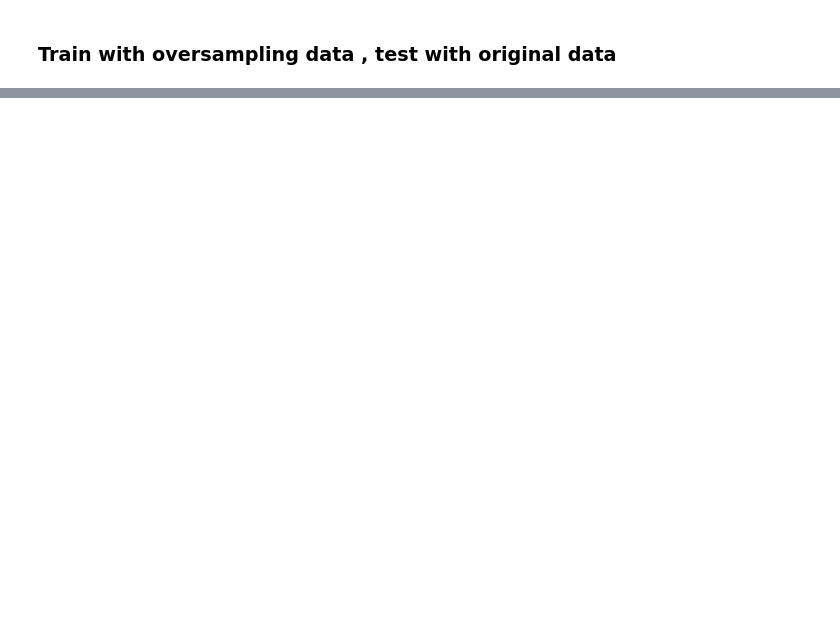
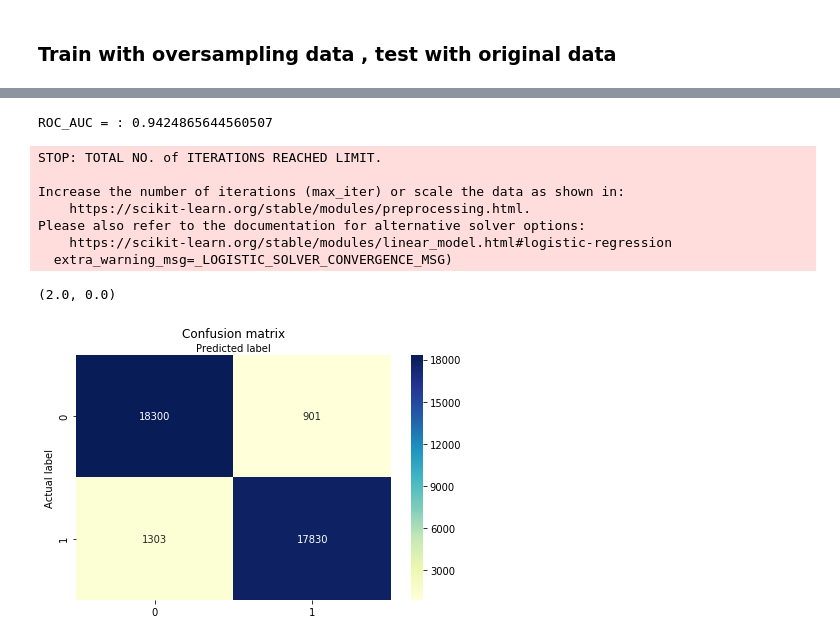
Before and after one commit to HandSam0822/Cathay_BigData-Competition, a Jupyter notebook: Python file/Feature Engineering.ipynb, the cells around one changed output, grey strips where cells are left out. Drawn from its saved outputs; the diff is of its cells as text; code cells hidden in the pictures; blank space fills up the shorter version.

```diff
--- a/Python file/Feature Engineering.ipynb
+++ b/Python file/Feature Engineering.ipynb
@@ -327,0 +390,50 @@ X_resampled_cc.columns = [list(X_test.columns)]
+# %%
+from imblearn.combine import  SMOTETomek #Over sampling
+X = train.drop(columns = ['Y1'])
+y = train['Y1']
+X_resample,y_resample  = SMOTETomek().fit_sample(X, y)
+X_resample = pd.concat([X_resample,y_resample],axis = 1)
+# %%
+from sklearn.model_selection import train_test_split
+X = X_resample.drop(columns = ['Y1','CUS_ID'])
+y = y_resample
+X_train, X_test, y_train, y_test = train_test_split(X , y,test_size=0.25, random_state=33)
+lr = LogisticRegression(C = 0.01, penalty = 'l2')
+lr.fit(X_train,y_train)
+
+
+y_pred = lr.predict(X_test)
+ROC_AUC = roc_auc_score(y_test,y_pred)
+print('ROC_AUC = :', ROC_AUC)
+
+
+cnf_matrix = metrics.confusion_matrix(y_test, y_pred)
+cnf_matrix
+
+class_names=[0,1] # name  of classes
+
+fig, ax = plt.subplots()
+tick_marks = np.arange(len(class_names))
+plt.xticks(tick_marks, class_names)
+plt.yticks(tick_marks, class_names)
+
+# create confusion matrix
+sns.heatmap(pd.DataFrame(cnf_matrix), annot=True, cmap="YlGnBu" ,fmt='g')
+ax.xaxis.set_label_position("top")
+plt.tight_layout()
+plt.title('Confusion matrix', y=1.1)
+plt.ylabel('Actual label')
+plt.xlabel('Predicted label')
+bottom, top = ax.get_ylim()
+ax.set_ylim(bottom + 0.5, top - 0.5) #this line of code is for tidylayout
+# %% [output]
+ROC_AUC = : 0.9424865644560507
+STOP: TOTAL NO. of ITERATIONS REACHED LIMIT.
+
+Increase the number of iterations (max_iter) or scale the data as shown in:
+    https://scikit-learn.org/stable/modules/preprocessing.html.
+Please also refer to the documentation for alternative solver options:
+    https://scikit-learn.org/stable/modules/linear_model.html#logistic-regression
+  extra_warning_msg=_LOGISTIC_SOLVER_CONVERGENCE_MSG)
+(2.0, 0.0)
+[figure, added]
```
Also changed, not shown: parts of 34 cells of this notebook, 11 other files.
